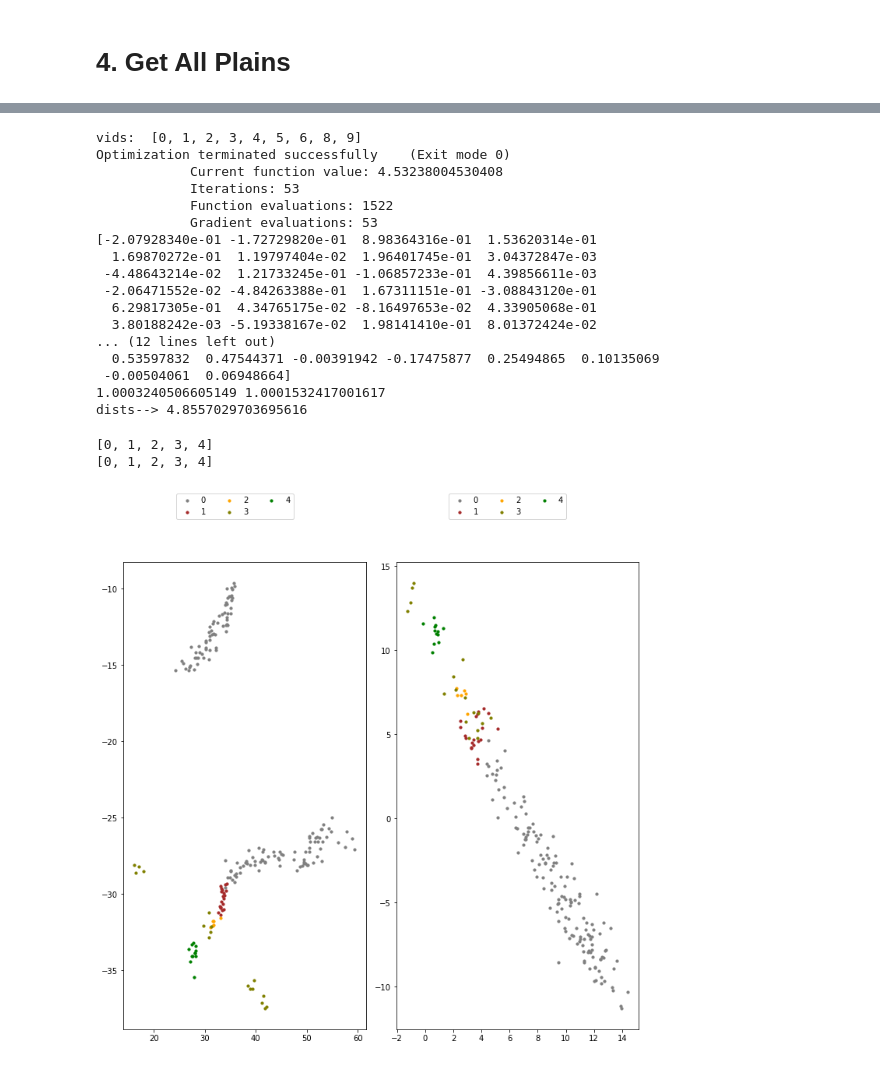
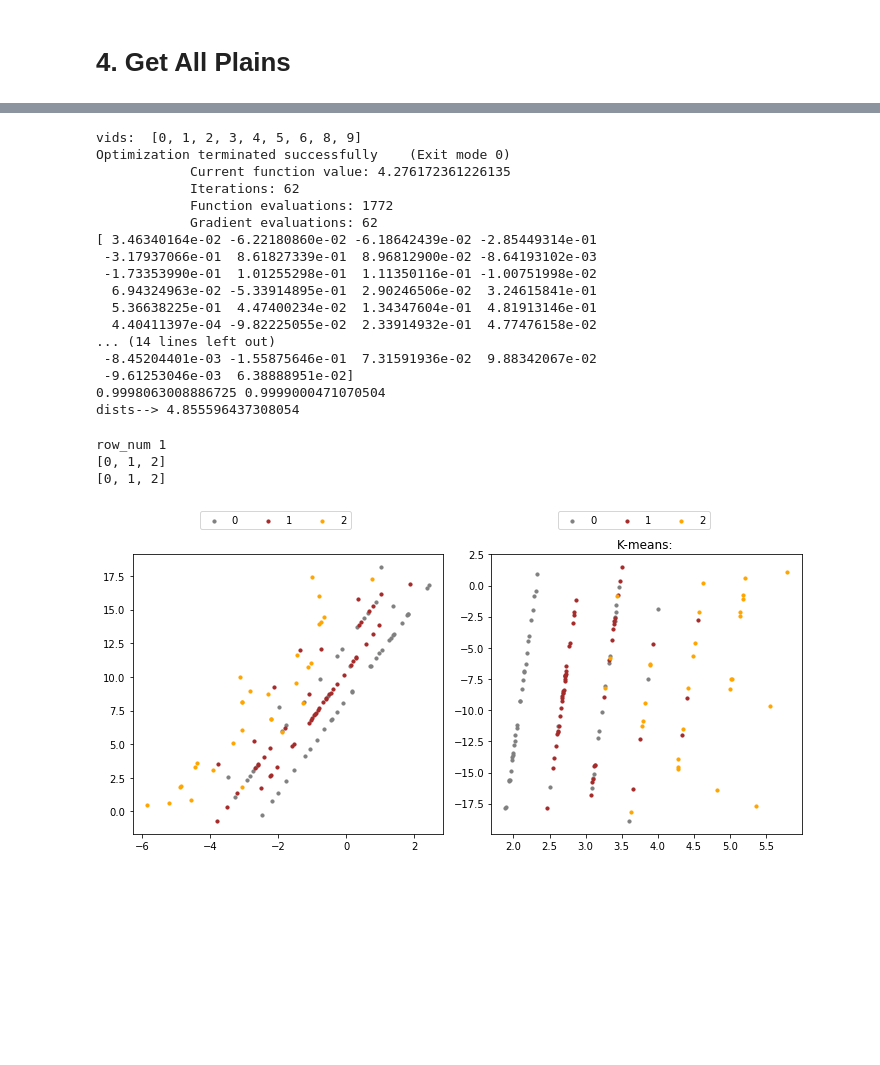
Before and after one commit to ThreeGreatMen/2021_11_4, a Jupyter notebook: K_means.ipynb, the cells around one changed output, grey strips where cells are left out. Drawn from its saved outputs; the diff is of its cells as text; code cells hidden in the pictures; blank space fills up the shorter version.

Commit message:
更新了k-means

```diff
--- a/K_means.ipynb
+++ b/K_means.ipynb
@@ -580,7 +586,6 @@ class K_means(object):
 
         sum_dist = 0
         cnt = 0
-
         for j in range(self.m):
             if self.labels[j] == label:
                 sum_dist += self.dist[i][label]
@@ -636,7 +641,7 @@ class K_means(object):
 
 planes
 k_means = K_means(planes,k = 2)
-labels = k_means.fit()
+k_means_labels = k_means.fit()
 clusters = k_means.get_clusters()
 
 clusters
@@ -678,21 +667,21 @@ proj_labels, proj_set = get_proj_set_and_label(clusters, id_vecs, pid_labels, pi
 # %% [output]
 vids:  [0, 1, 2, 3, 4, 5, 6, 8, 9]
 Optimization terminated successfully    (Exit mode 0)
-            Current function value: 4.53238004530408
-            Iterations: 53
-            Function evaluations: 1522
-            Gradient evaluations: 53
-[-2.07928340e-01 -1.72729820e-01  8.98364316e-01  1.53620314e-01
-  1.69870272e-01  1.19797404e-02  1.96401745e-01  3.04372847e-03
- -4.48643214e-02  1.21733245e-01 -1.06857233e-01  4.39856611e-03
- -2.06471552e-02 -4.84263388e-01  1.67311151e-01 -3.08843120e-01
-  6.29817305e-01  4.34765175e-02 -8.16497653e-02  4.33905068e-01
-  3.80188242e-03 -5.19338167e-02  1.98141410e-01  8.01372424e-02
-... (12 lines left out)
-  0.53597832  0.47544371 -0.00391942 -0.17475877  0.25494865  0.10135069
- -0.00504061  0.06948664]
-1.0003240506605149 1.0001532417001617
-dists--> 4.8557029703695616
+            Current function value: 4.276172361226135
+            Iterations: 62
+            Function evaluations: 1772
+            Gradient evaluations: 62
+[ 3.46340164e-02 -6.22180860e-02 -6.18642439e-02 -2.85449314e-01
+ -3.17937066e-01  8.61827339e-01  8.96812900e-02 -8.64193102e-03
+ -1.73353990e-01  1.01255298e-01  1.11350116e-01 -1.00751998e-02
+  6.94324963e-02 -5.33914895e-01  2.90246506e-02  3.24615841e-01
+  5.36638225e-01  4.47400234e-02  1.34347604e-01  4.81913146e-01
+  4.40411397e-04 -9.82225055e-02  2.33914932e-01  4.77476158e-02
+... (14 lines left out)
+ -8.45204401e-03 -1.55875646e-01  7.31591936e-02  9.88342067e-02
+ -9.61253046e-03  6.38888951e-02]
+0.9998063008886725 0.9999000471070504
+dists--> 4.855596437308054
 # %%
 def get_corresponding_color(id):
     return colors[id]
@@ -731,14 +720,19 @@ def project_on_merged_vectors(data, label, plot_class_set, axis1, axis2, ax=None
     label_ = np.array(label_)
     return data_0, data_1, data_, label_
 # %%
-def draw_projection(proj_set, data, label, vecs_label):
+def draw_projection(proj_set, data, label, vecs_label,fname):
+    path="./result_fig/" + fname
+    isExists=os.path.exists(path)
+    if not isExists:
+        os.makedirs(path)
+
     plot_tot = int(len(proj_set))
 
     # 投影后的点的矩阵的shape
     row_num = int(np.ceil(plot_tot / 2.0))
     col_num = 2     # 列数=总图数/行数
-
-    fig, ax = plt.subplots(nrows=row_num, ncols=col_num, squeeze=False, figsize=(10, 10))
+    print("row_num",row_num)
+    fig, ax = plt.subplots(nrows=row_num, ncols=col_num, squeeze=False, figsize=(10, 5))
 
     pos = 0
 
@@ -754,12 +748,14 @@ def draw_projection(proj_set, data, label, vecs_label):
                 break
         if pos == plot_tot:
                 break
-
     plt.tight_layout()
+    plt.title('K-means: ')
+    plt.savefig('./result_fig/' + fname + '/' + fname.split('.')[0] + '_K-means.png')
 # %%
-draw_projection(proj_set, data, label, proj_labels)
+draw_projection(proj_set, data, label, proj_labels,fname)
 # %% [output]
-[0, 1, 2, 3, 4]
-[0, 1, 2, 3, 4]
+row_num 1
+[0, 1, 2]
+[0, 1, 2]
-[figure, old version]
+[figure, new version]
 # %%
```
Also changed, not shown: parts of 14 cells of this notebook.
